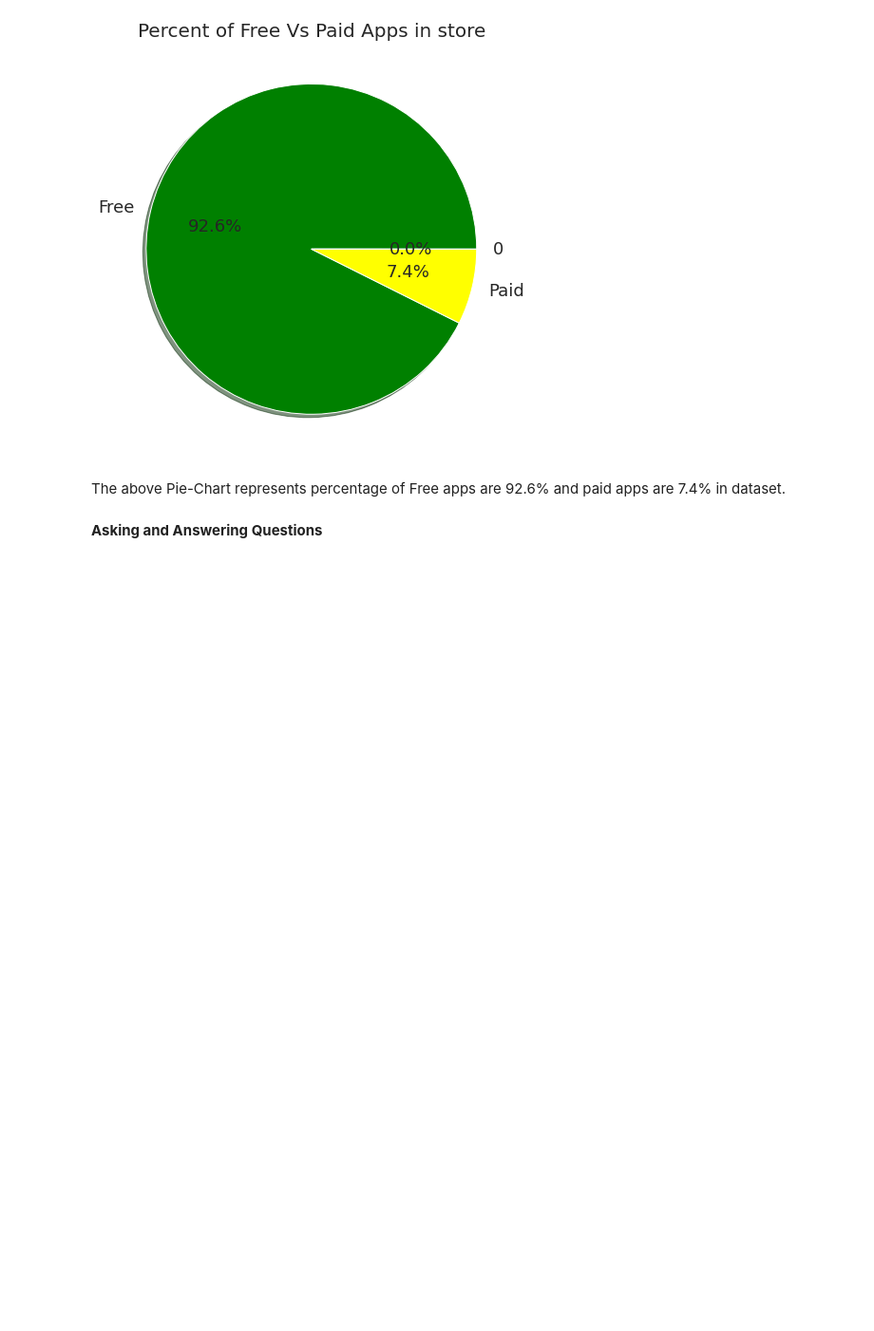
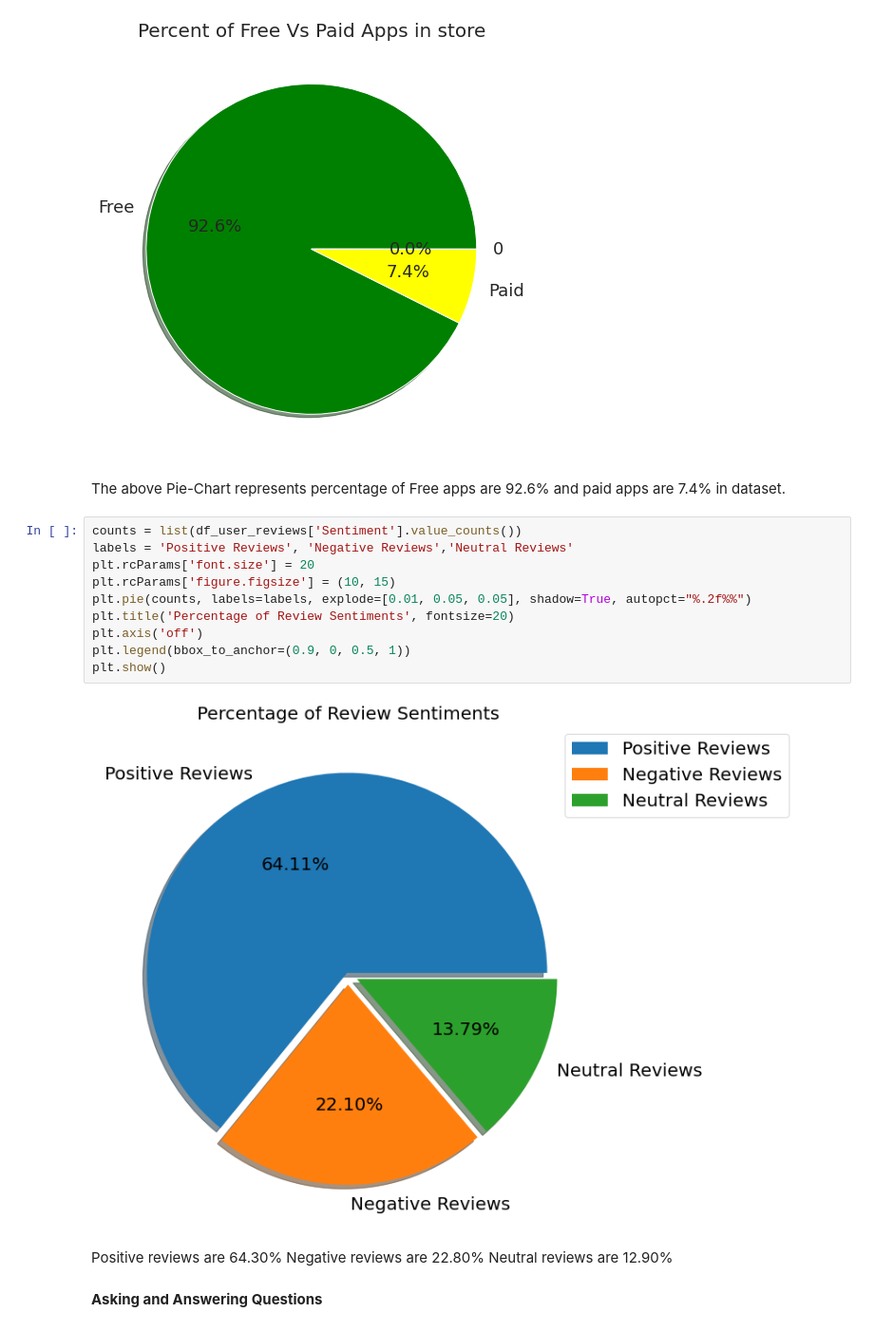
Before and after one commit to AsadullaP/Play-Store-App-Review-Analysis-, a Jupyter notebook: Asadullakhan_pathan_Play_Store_App_Review_Analysis_Capstone_Project.ipynb, the cells around one changed output. Shown at 95% size. Cells and saved outputs as stored; diff of their text form; blank space fills up the shorter version.

```diff
--- a/Asadullakhan_pathan_Play_Store_App_Review_Analysis_Capstone_Project.ipynb
+++ b/Asadullakhan_pathan_Play_Store_App_Review_Analysis_Capstone_Project.ipynb
@@ -361,6 +361,20 @@ plt.show()
 [figure]
 # %% [markdown]
 The above Pie-Chart represents percentage of Free apps are 92.6% and paid apps are 7.4% in dataset.
+# %%
+counts = list(df_user_reviews['Sentiment'].value_counts())
+labels = 'Positive Reviews', 'Negative Reviews','Neutral Reviews'
+plt.rcParams['font.size'] = 20
+plt.rcParams['figure.figsize'] = (10, 15)
+plt.pie(counts, labels=labels, explode=[0.01, 0.05, 0.05], shadow=True, autopct="%.2f%%")
+plt.title('Percentage of Review Sentiments', fontsize=20)
+plt.axis('off')
+plt.legend(bbox_to_anchor=(0.9, 0, 0.5, 1))
+plt.show()
+# %% [output]
+[figure, added]
+# %% [markdown]
+Positive reviews are 64.30% Negative reviews are 22.80% Neutral reviews are 12.90%
 # %% [markdown]
 **Asking and Answering Questions**
 # %% [markdown]
```
Also changed, not shown: parts of 1 cell of this notebook.
